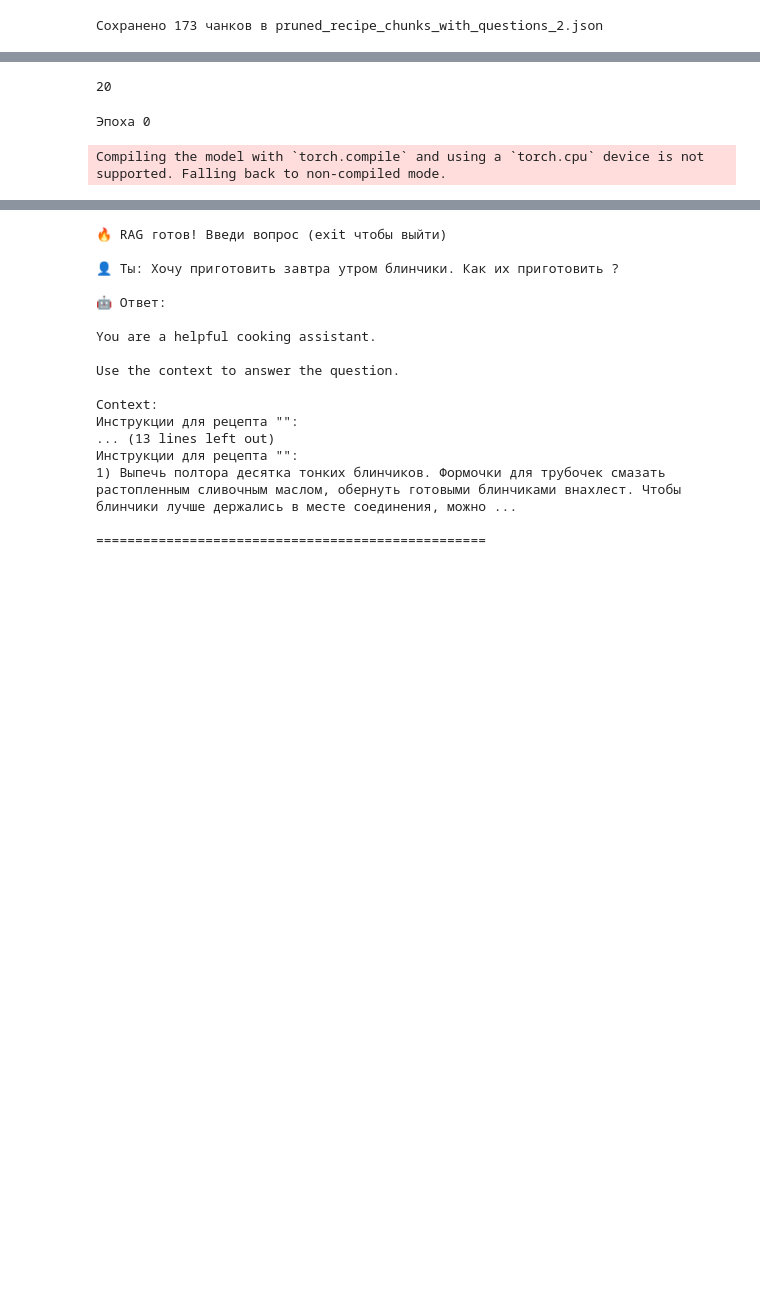
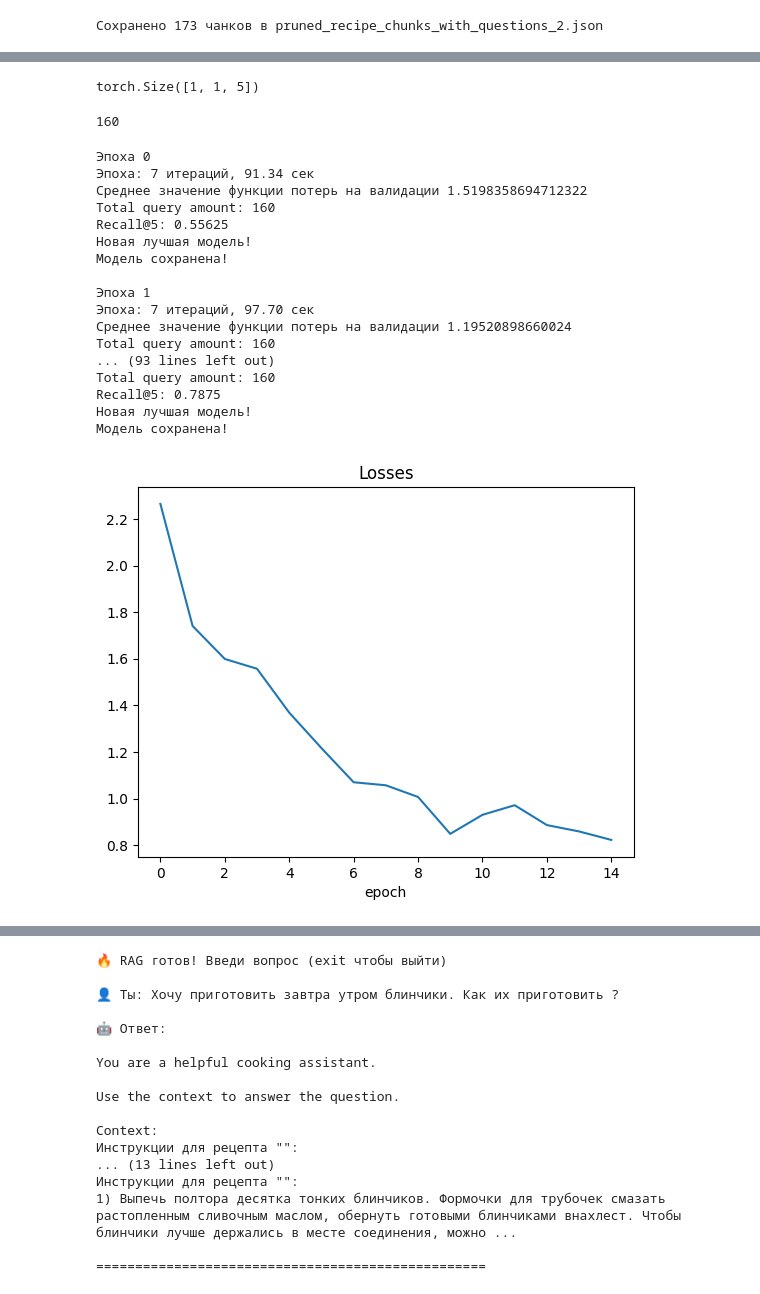
Before and after one commit to Philipp-Plotnikov/povaryoshka-rag-assistant, a Jupyter notebook: main.ipynb, the cells around one changed output, grey strips where cells are left out. Saved outputs shown, nothing was run; the diff lists cells and outputs as text; code cells hidden in the pictures; blank space fills up the shorter version.

Commit message:
feat: solved the problem with retriever index

```diff
--- a/main.ipynb
+++ b/main.ipynb
@@ -718,10 +706,15 @@ print(len(train_ranked_chunk_list))
+# %%
+print(train_ranked_chunk_list[0]['index_tensors'].shape)
+# %% [output]
+torch.Size([1, 1, 5])
 # %%
 eval_ranked_chunk_list = torch.load('recipe_chunks_with_ranking_tensors_2.pth')
-for eval_batch in eval_ranked_chunk_list:
-    eval_batch['ranking_tensors'] = [ranking_tensor.to(device) for ranking_tensor in eval_batch['ranking_tensors']]
+for eval_chunk in eval_ranked_chunk_list:
+    eval_chunk['index_tensors'] = eval_chunk['index_tensors'].to(device)
+    eval_chunk['ranking_tensors'] = eval_chunk['ranking_tensors'].to(device)
 print(len(eval_ranked_chunk_list))
 # %% [output]
-20
+160
 # %%
 class RetrieverDataset(Dataset):
     def __init__(self, ranked_chunk_list):
@@ -732,21 +725,21 @@ class RetrieverDataset(Dataset):
         return len(self.ranked_chunk_list)
 
     # TODO
-    def __getitem__(self, index: int):
+    def __getitem__(self, index: int) -> tuple[str, torch.Tensor, torch.Tensor]:
         ranked_chunk = self.ranked_chunk_list[index]
-        return ranked_chunk['questions'][0], ranked_chunk['ranking_tensors'][0]
+        return ranked_chunk['questions'][0], ranked_chunk['index_tensors'][0], ranked_chunk['ranking_tensors'][0]
 # %%
 def create_povaryoshka_retriever_fn(teacher_retriever_pool: TeacherRetrieverPool):
     current_epoch_number = 0
 
     def povaryoshka_retriever_collate_fn(
-        query_data_batch: list[tuple[str, torch.Tensor]] # [(str, [teacher_amount, top_k])]
-    ) -> list[tuple[str, torch.Tensor]]: # [(str, [current_teacher_amount, top_k])]
+        query_data_batch: list[tuple[str, torch.Tensor, torch.Tensor]] # [(str, index_tensor[teacher_amount, top_k], ranking_tensor[teacher_amount, top_k])]
+    ) -> list[tuple[str, torch.Tensor, torch.Tensor]]: # [(str, index_tensor[current_teacher_amount, top_k], ranking_tensor[current_teacher_amount, top_k])]
         teacher_retriever_amount = 1 if current_epoch_number == 0 else len(teacher_retriever_pool)
         updated_query_data_batch = []
         for query_data in query_data_batch:
             updated_query_data_batch.append(
-                (query_data[0], query_data[1][:teacher_retriever_amount])
+                (query_data[0], query_data[1][:teacher_retriever_amount], query_data[2][:teacher_retriever_amount])
             )
         return updated_query_data_batch
 
@@ -860,7 +853,7 @@ def retriever_train_loop(
             # Move to another place maybe
             retriever_model.build_index()
             with torch.no_grad():
-                _, positive_document_index_tensor, _ = retriever_model.teacher_retriever_pool(eval_data)
+                _, positive_document_index_tensor = retriever_model.teacher_retriever_pool(eval_data)
             recall_at_k = compute_recall_at_k(
                 retriever_model,
                 [chunk[0] for chunk in eval_data],
@@ -910,32 +903,49 @@ eval_dataloader = DataLoader(
   eval_dataset,
   batch_size=batch_size,
   shuffle=True,
   collate_fn=povaryoshka_retriever_collate_fn,
   num_workers=0
 )
 
 
 common_document_list = [chunk['text'] for chunk in pruned_common_chunk_list]
 llm_model = PovaryoshkaRetriever(
   common_document_list,
   teacher_retriever_pool,
   temperature=0.1,
   dtype='float32',
   nlist=1,
-  device=device
+  device=device,
+  matryoshka_dims=[384]
 )
 
 scheduler = lambda optim: \
     torch.optim.lr_scheduler.ReduceLROnPlateau(optim, patience=3, factor=0.43)
 trained_retriever_model, _ = retriever_train_loop(
   llm_model,
   set_current_epoch_number,
   train_dataloader,
   eval_dataloader,
   lr_scheduler_ctor=scheduler,
   epoch_amount=15,
   device=device
 )
 # %% [output]
 Эпоха 0
+Эпоха: 7 итераций, 91.34 сек
+Среднее значение функции потерь на валидации 1.5198358694712322
+Total query amount: 160
+Recall@5: 0.55625
+Новая лучшая модель!
+Модель сохранена!
+
+Эпоха 1
+Эпоха: 7 итераций, 97.70 сек
+Среднее значение функции потерь на валидации 1.19520898660024
+Total query amount: 160
+... (93 lines left out)
+Total query amount: 160
+Recall@5: 0.7875
+Новая лучшая модель!
+Модель сохранена!
-Compiling the model with `torch.compile` and using a `torch.cpu` device is not supported. Falling back to non-compiled mode.
+[figure, added]
```
Also changed, not shown: parts of 21 cells of this notebook, 1 other file.
